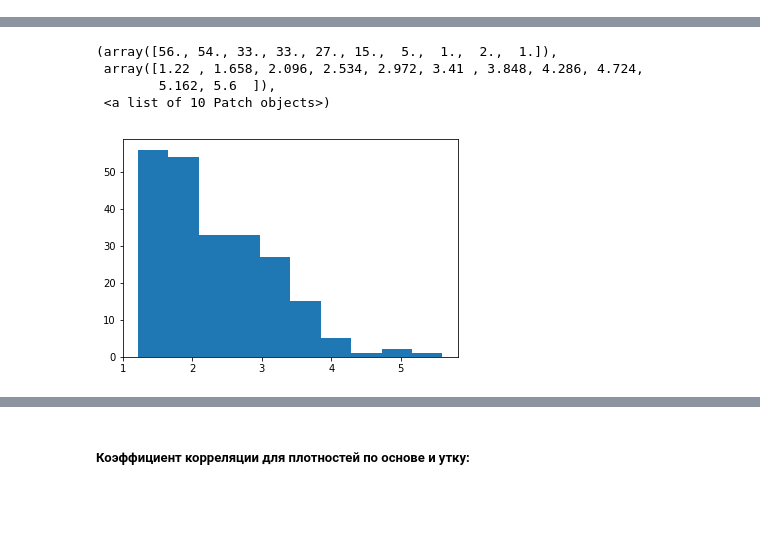
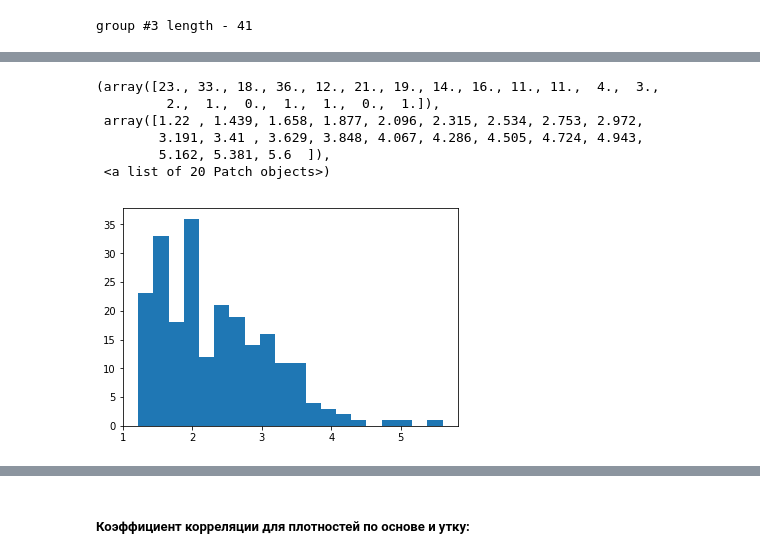
Before and after one commit to streltcov/textile_data, a Jupyter notebook: textile_data.ipynb, the cells around one changed output, grey strips where cells are left out. Saved outputs shown, nothing was run; the diff lists cells and outputs as text; code cells hidden in the pictures; blank space fills up the shorter version.

Commit message:
textile groups by quality; graphs remade on seaborn;

```diff
--- a/textile_data.ipynb
+++ b/textile_data.ipynb
@@ -22,3 +76,8 @@ all_bands_number = len(all_bands)
+# %%
+group_3_df = td.dataframe.query("warp_dens > 30")
+print("group #3 length - " + str(len(group_3_df)))
+# %% [output]
+group #3 length - 41
 # %%
 #print(dataframe['density_coefficient'])
 #print(dataframe[dataframe.density_coefficient == 'NaN'])
@@ -32,11 +91,13 @@ pyplot.hist(balanced['density_coefficient'])
  <a list of 10 Patch objects>)
 [figure]
 # %%
-pyplot.hist(unbalanced['density_coefficient'])
+pyplot.hist(td.unbalanced['density_coefficient'], bins=20)
 # %% [output]
-(array([56., 54., 33., 33., 27., 15.,  5.,  1.,  2.,  1.]),
- array([1.22 , 1.658, 2.096, 2.534, 2.972, 3.41 , 3.848, 4.286, 4.724,
-        5.162, 5.6  ]),
- <a list of 10 Patch objects>)
+(array([23., 33., 18., 36., 12., 21., 19., 14., 16., 11., 11.,  4.,  3.,
+         2.,  1.,  0.,  1.,  1.,  0.,  1.]),
+ array([1.22 , 1.439, 1.658, 1.877, 2.096, 2.315, 2.534, 2.753, 2.972,
+        3.191, 3.41 , 3.629, 3.848, 4.067, 4.286, 4.505, 4.724, 4.943,
+        5.162, 5.381, 5.6  ]),
+ <a list of 20 Patch objects>)
-[figure, old version]
+[figure, new version]
 # %%
```
Also changed, not shown: parts of 16 cells of this notebook, 1 other file.
